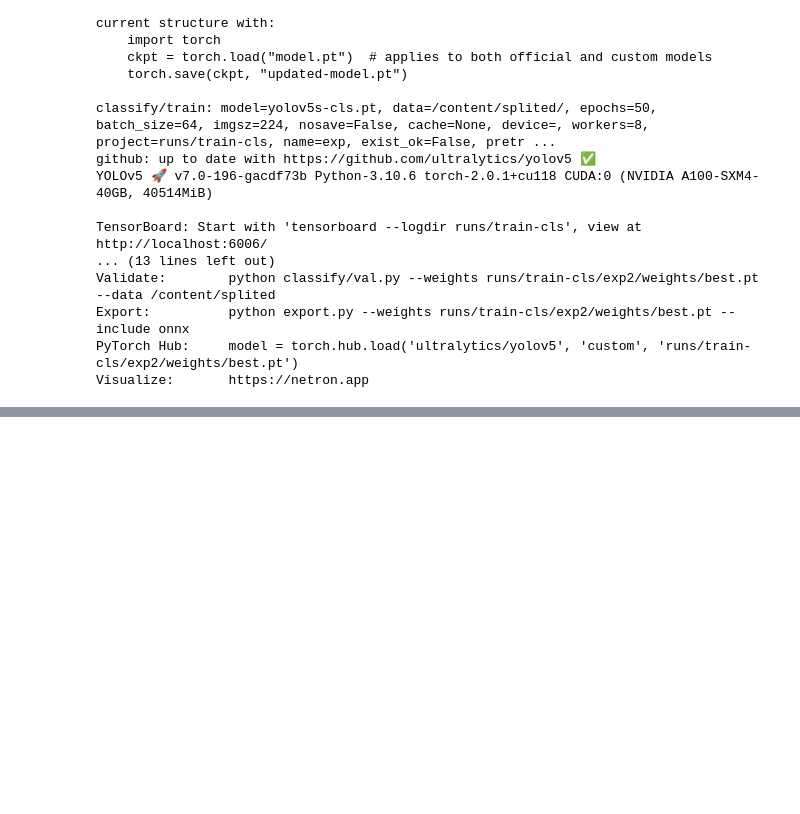
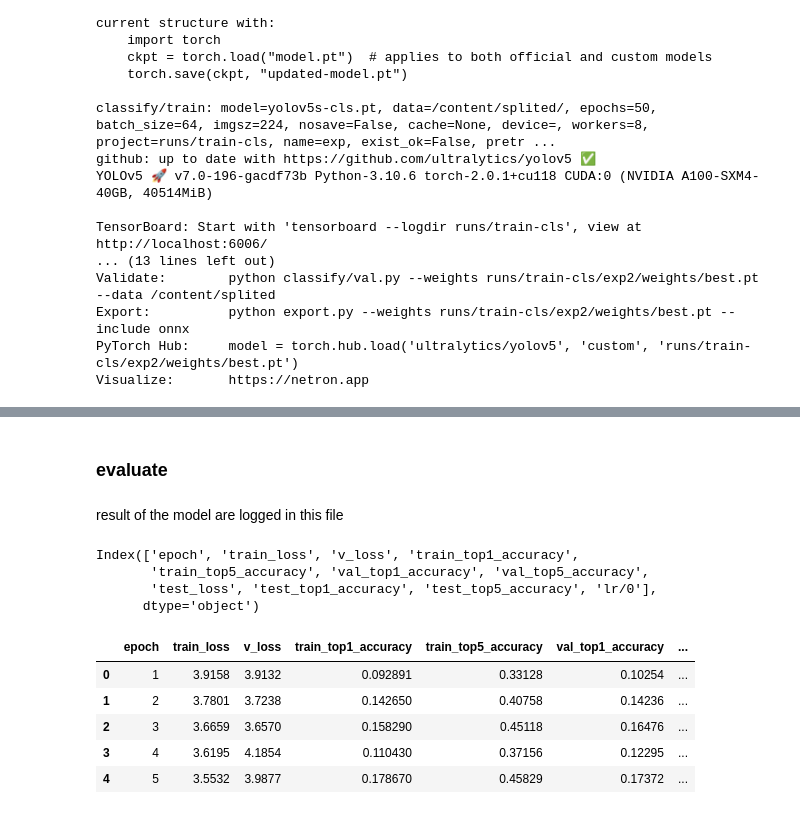
Before and after one commit to hillahalevi/Ex3--ANN-CNN, a Jupyter notebook: Ex3.ipynb, the cells around one changed output, grey strips where cells are left out. Cells and saved outputs as stored; diff of their text form; code cells hidden in the pictures; blank space fills up the shorter version.

```diff
--- a/Ex3.ipynb
+++ b/Ex3.ipynb
@@ -1133,0 +1070,23 @@ Results saved to runs/val-cls/exp12
+# %% [markdown]
+### evaluate
+# %% [markdown]
+result of the model are logged in this file
+# %%
+import pandas as pd
+colnames = ['epoch', 'train_loss', 'v_loss','train_top1_accuracy','train_top5_accuracy','val_top1_accuracy','val_top5_accuracy','test_loss','test_top1_accuracy','test_top5_accuracy','lr/0']
+res = pd.read_csv('/content/results (3).csv', names=colnames,header=1)
+res.columns
+# %% [output]
+Index(['epoch', 'train_loss', 'v_loss', 'train_top1_accuracy',
+       'train_top5_accuracy', 'val_top1_accuracy', 'val_top5_accuracy',
+       'test_loss', 'test_top1_accuracy', 'test_top5_accuracy', 'lr/0'],
+      dtype='object')
+# %%
+res.head()
+# %% [output]
+|  | epoch | train_loss | v_loss | train_top1_accuracy | train_top5_accuracy | val_top1_accuracy | ... |
+| 0 | 1 | 3.9158 | 3.9132 | 0.092891 | 0.33128 | 0.10254 | ... |
+| 1 | 2 | 3.7801 | 3.7238 | 0.142650 | 0.40758 | 0.14236 | ... |
+| 2 | 3 | 3.6659 | 3.6570 | 0.158290 | 0.45118 | 0.16476 | ... |
+| 3 | 4 | 3.6195 | 4.1854 | 0.110430 | 0.37156 | 0.12295 | ... |
+| 4 | 5 | 3.5532 | 3.9877 | 0.178670 | 0.45829 | 0.17372 | ... |
```
Also changed, not shown: parts of 25 cells of this notebook.
